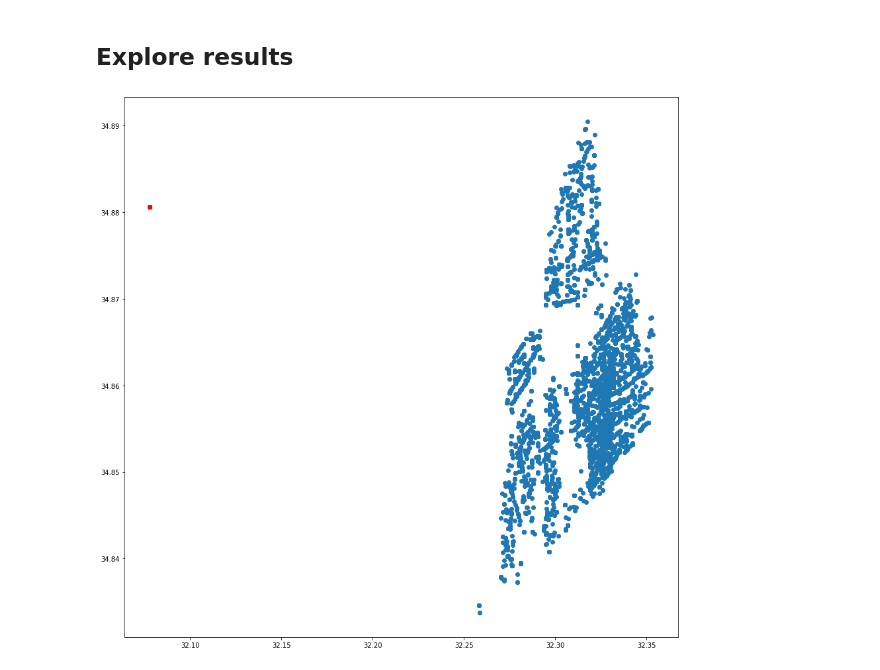
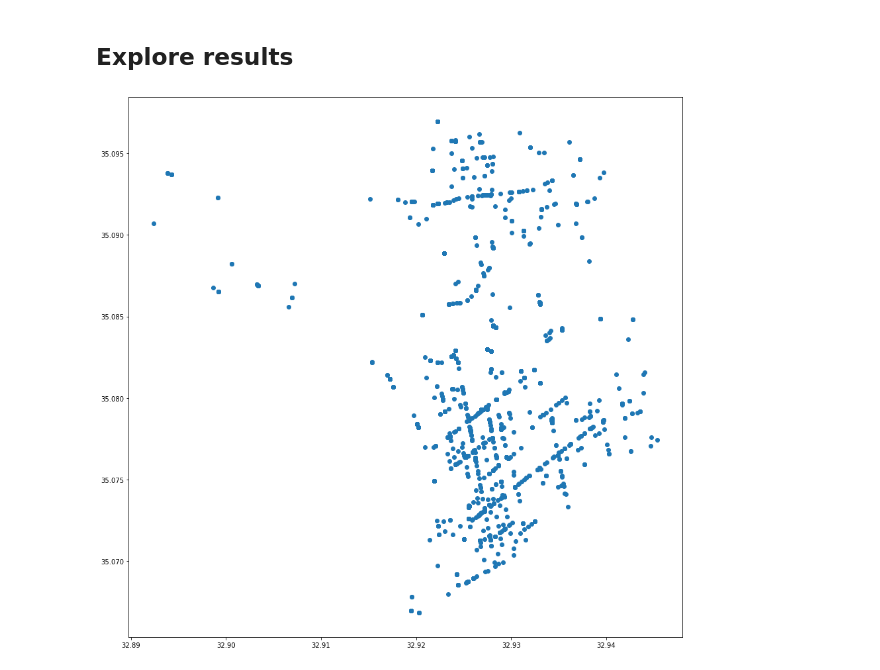
Before and after one commit to asyaf/anyway-data-science, a Jupyter notebook: learning_notebooks/filter_accident_outliers.ipynb, the cells around one changed output. Drawn from its saved outputs; the diff is of its cells as text; code cells hidden in the pictures.

```diff
--- a/learning_notebooks/filter_accident_outliers.ipynb
+++ b/learning_notebooks/filter_accident_outliers.ipynb
@@ -28,7 +28,7 @@ RELEVANT_KEYS_OUT = [ID, PROVIDER, YEAR, CITY, LAT, LONG, SEVERITY]
 # %% [markdown]
 ## Load data
 # %%
-csv_path = "drive/My Drive/Anyway/involved_markers_hebrew.csv"
+csv_path = "../../views_2019/involved_markers_hebrew.csv"
 data = pd.read_csv(csv_path)
 # %%
 # get only relevant data
@@ -95,13 +101,13 @@ outliers.to_csv("drive/My Drive/Anyway/outlier_points.csv", header=True, index=F
 # %%
 def plot_city(data, city_name):
     city_data = data.loc[data[CITY] == city_name]
     outliers = calc_outliers_for_city(city_data, ZSCORE_THRESH, MIN_SAMPLE_SIZE)
     fig = plt.figure(figsize=(15,15))
     plt.plot(city_data[LAT], city_data[LONG], "o")
     if len(outliers) > 0:
         plt.plot(outliers[LAT], outliers[LONG], "ro")
     plt.show()
 
-plot_city(filtered, "נתניה")
+plot_city(filtered, "עכו")
 # %% [output]
-[figure, old version]
+[figure, new version]
```
Also changed, not shown: parts of 4 cells of this notebook.
